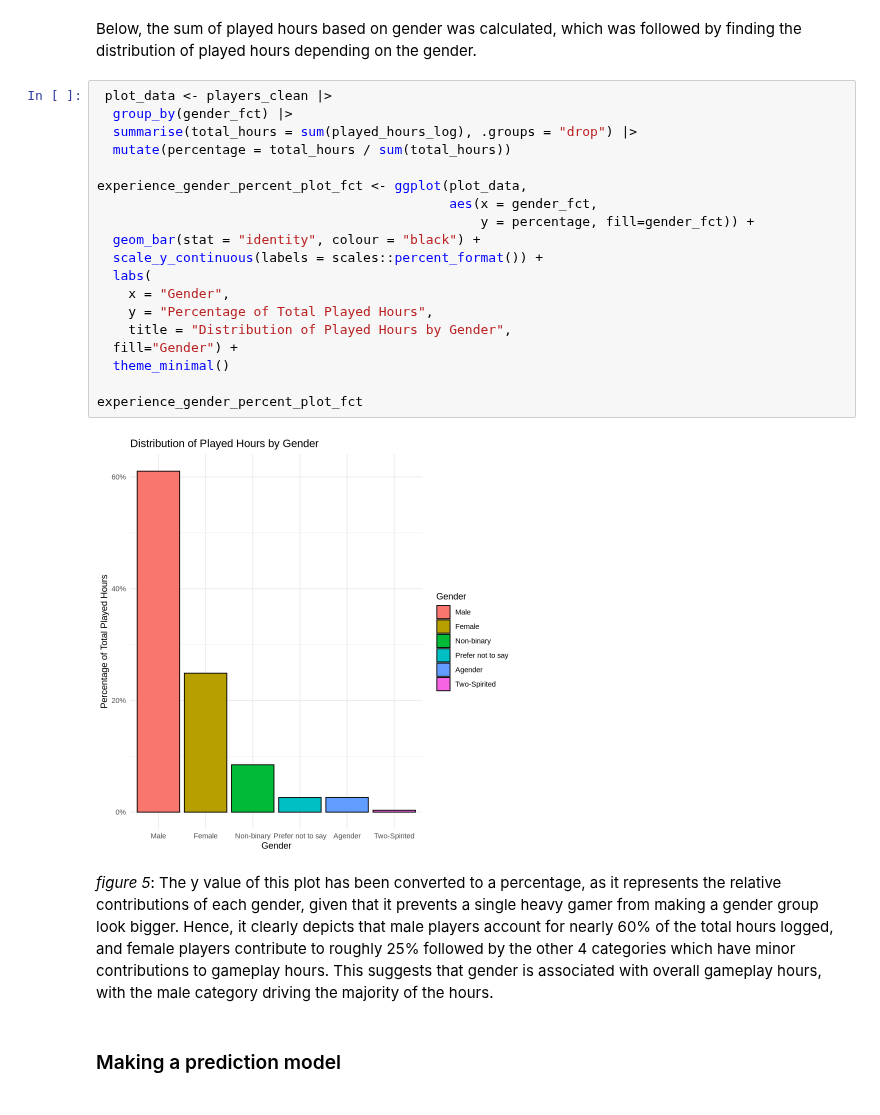
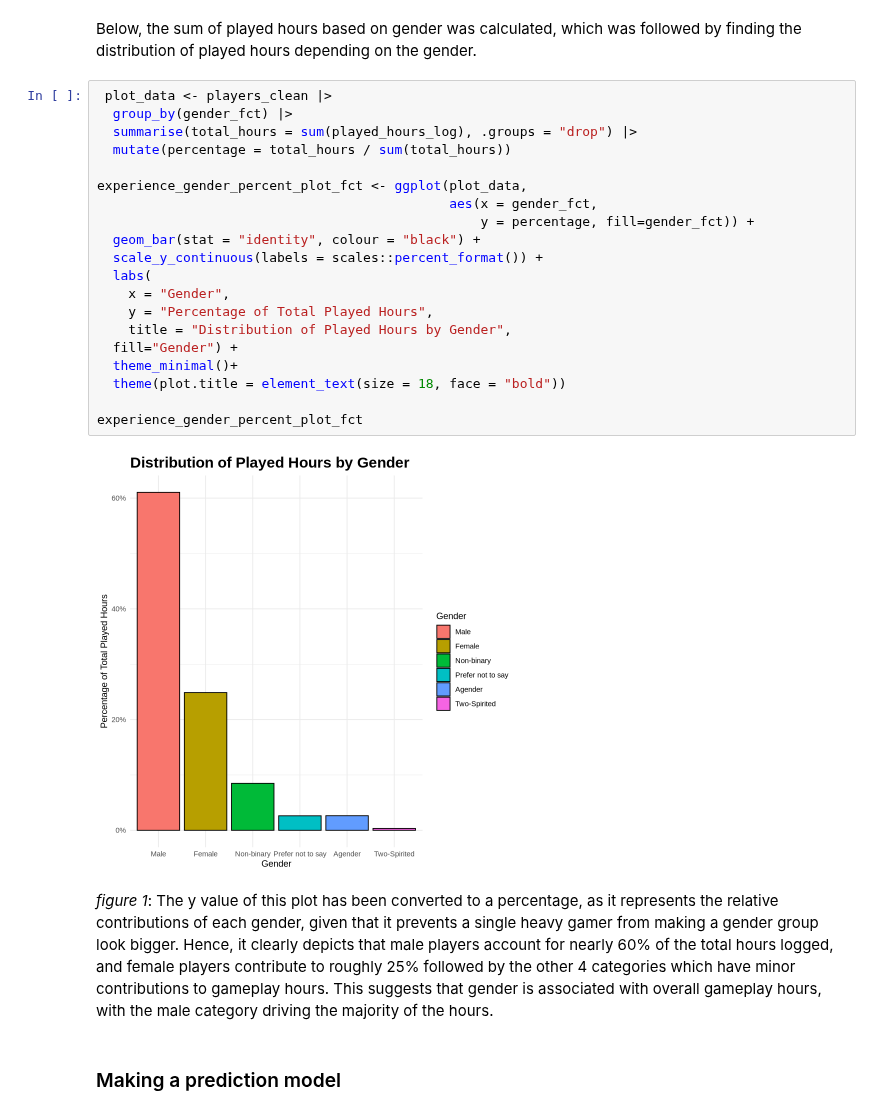
Before and after one commit to thaviship/dsci-group-project, a Jupyter notebook: methods_finalized.ipynb, the cells around one changed output. Drawn from its saved outputs; the diff is of its cells as text.

```diff
--- a/methods_finalized.ipynb
+++ b/methods_finalized.ipynb
@@ -209,26 +192,27 @@ Below, the sum of played hours based on gender was calculated, which was followe
 # %%
  plot_data <- players_clean |>
   group_by(gender_fct) |>
   summarise(total_hours = sum(played_hours_log), .groups = "drop") |>
   mutate(percentage = total_hours / sum(total_hours))
 
 experience_gender_percent_plot_fct <- ggplot(plot_data,
                                              aes(x = gender_fct,
                                                  y = percentage, fill=gender_fct)) +
   geom_bar(stat = "identity", colour = "black") +
   scale_y_continuous(labels = scales::percent_format()) +
   labs(
     x = "Gender",
     y = "Percentage of Total Played Hours",
     title = "Distribution of Played Hours by Gender",
   fill="Gender") +
-  theme_minimal()
+  theme_minimal()+
+  theme(plot.title = element_text(size = 18, face = "bold"))
 
 experience_gender_percent_plot_fct
 # %% [output]
-[figure, old version]
+[figure, new version]
 # %% [markdown]
-*figure 5*: The y value of this plot has been converted to a percentage, as it represents the relative contributions of each gender, given that it prevents a single heavy gamer from making a gender group look bigger. Hence, it clearly depicts that male players account for nearly 60% of the total hours logged, and female players contribute to roughly 25% followed by the other 4 categories which have minor contributions to gameplay hours. This suggests that gender is associated with overall gameplay hours, with the male category driving the majority of the hours.
+*figure 1*: The y value of this plot has been converted to a percentage, as it represents the relative contributions of each gender, given that it prevents a single heavy gamer from making a gender group look bigger. Hence, it clearly depicts that male players account for nearly 60% of the total hours logged, and female players contribute to roughly 25% followed by the other 4 categories which have minor contributions to gameplay hours. This suggests that gender is associated with overall gameplay hours, with the male category driving the majority of the hours.
 # %% [markdown]
 ### Making a prediction model
 # %% [markdown]
```
Also changed, not shown: parts of 8 cells of this notebook.
